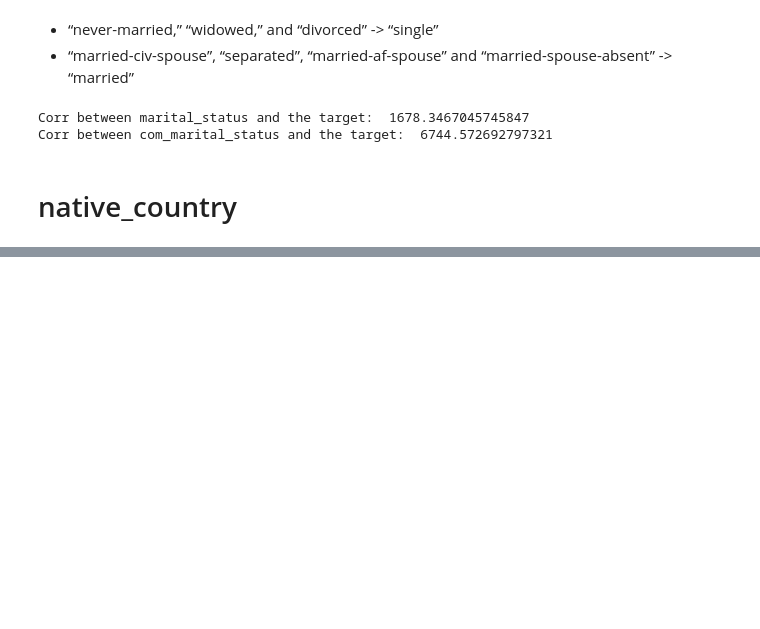
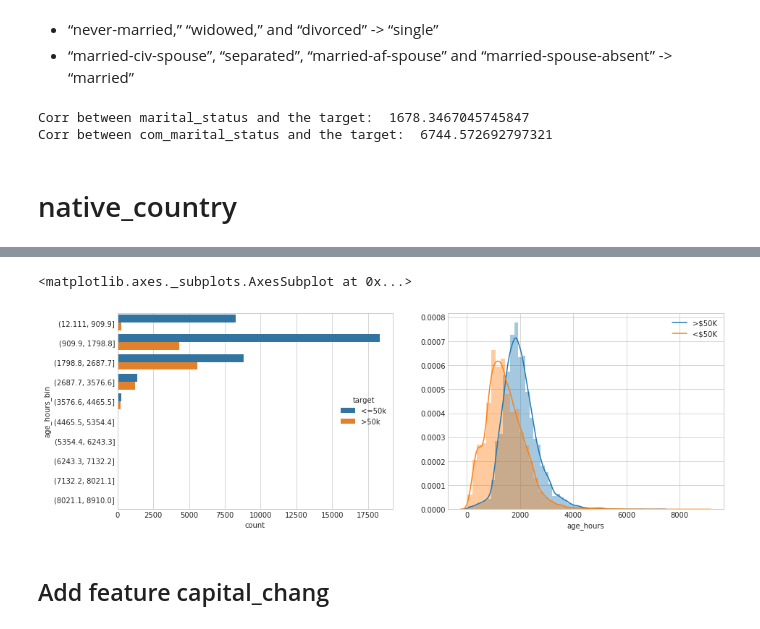
Before and after one commit to basselkassem/predict_income_potential, a Jupyter notebook: feature_engineering.ipynb, the cells around one changed output, grey strips where cells are left out. Drawn from its saved outputs; the diff is of its cells as text; code cells hidden in the pictures; blank space fills up the shorter version.

```diff
--- a/feature_engineering.ipynb
+++ b/feature_engineering.ipynb
@@ -232,0 +292,13 @@ df.loc[df['native_country'].isin(asia), 'com_native_country'] = 'aisa'
+# %%
+plt.style.use('seaborn-whitegrid')
+fig = plt.figure(figsize=(15, 5))
+plt.subplot(1, 2, 1)
+sns.countplot(y="age_hours_bin", data = df, hue = 'target');
+plt.subplot(1, 2, 2)
+sns.distplot(df[df['target'] == '>50k']['age_hours'], kde_kws={"label": ">$50K"})
+sns.distplot(df[df['target'] == '<=50k']['age_hours'], kde_kws={"label": "<$50K"})
+# %% [output]
+<matplotlib.axes._subplots.AxesSubplot at 0x...>
+[figure, added]
+# %% [markdown]
+## Add feature capital_chang
```
Also changed, not shown: parts of 25 cells of this notebook.
